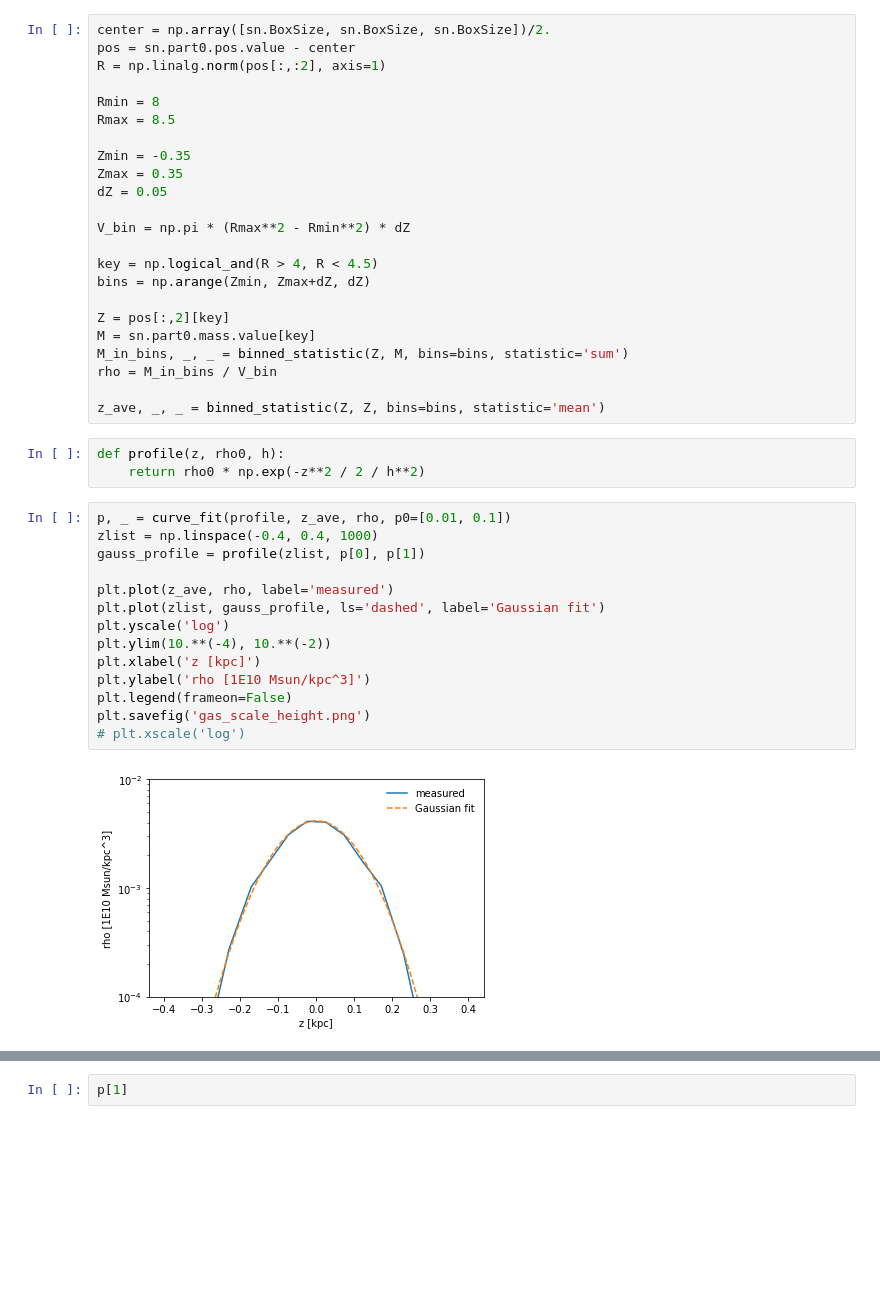
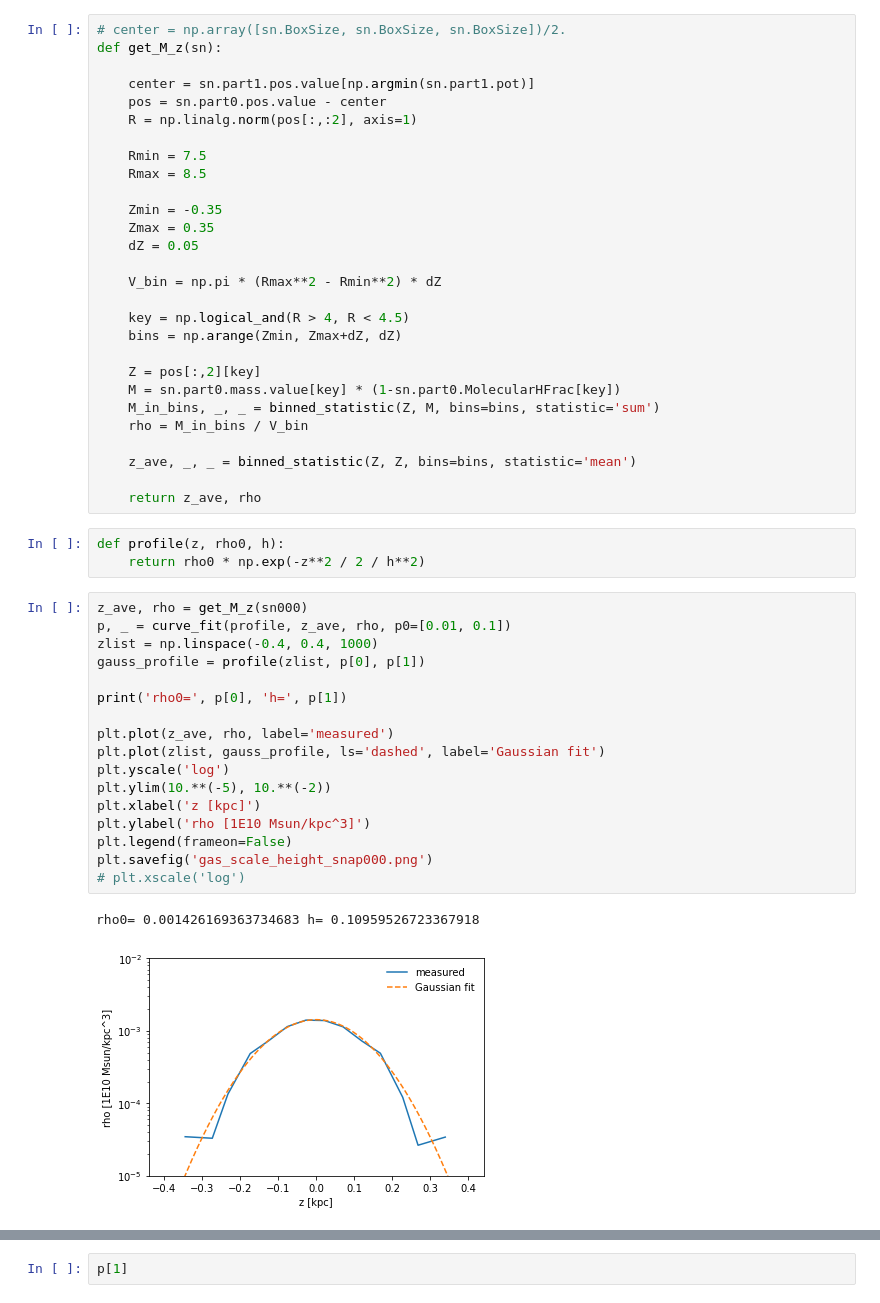
Before and after one commit to gusbeane/gasbar, a Jupyter notebook: dev/notebooks/gas_height.ipynb, the cells around one changed output, grey strips where cells are left out. Drawn from its saved outputs; the diff is of its cells as text; blank space fills up the shorter version.

```diff
--- a/dev/notebooks/gas_height.ipynb
+++ b/dev/notebooks/gas_height.ipynb
@@ -27,42 +28,51 @@ sn = read_snap(0, 1)
 # %%
-center = np.array([sn.BoxSize, sn.BoxSize, sn.BoxSize])/2.
-pos = sn.part0.pos.value - center
-R = np.linalg.norm(pos[:,:2], axis=1)
+# center = np.array([sn.BoxSize, sn.BoxSize, sn.BoxSize])/2.
+def get_M_z(sn):
 
-Rmin = 8
-Rmax = 8.5
+    center = sn.part1.pos.value[np.argmin(sn.part1.pot)]
+    pos = sn.part0.pos.value - center
+    R = np.linalg.norm(pos[:,:2], axis=1)
 
-Zmin = -0.35
-Zmax = 0.35
-dZ = 0.05
+    Rmin = 7.5
+    Rmax = 8.5
 
-V_bin = np.pi * (Rmax**2 - Rmin**2) * dZ
+    Zmin = -0.35
+    Zmax = 0.35
+    dZ = 0.05
 
-key = np.logical_and(R > 4, R < 4.5)
-bins = np.arange(Zmin, Zmax+dZ, dZ)
+    V_bin = np.pi * (Rmax**2 - Rmin**2) * dZ
 
-Z = pos[:,2][key]
-M = sn.part0.mass.value[key]
-M_in_bins, _, _ = binned_statistic(Z, M, bins=bins, statistic='sum')
-rho = M_in_bins / V_bin
+    key = np.logical_and(R > 4, R < 4.5)
+    bins = np.arange(Zmin, Zmax+dZ, dZ)
 
-z_ave, _, _ = binned_statistic(Z, Z, bins=bins, statistic='mean')
+    Z = pos[:,2][key]
+    M = sn.part0.mass.value[key] * (1-sn.part0.MolecularHFrac[key])
+    M_in_bins, _, _ = binned_statistic(Z, M, bins=bins, statistic='sum')
+    rho = M_in_bins / V_bin
+
+    z_ave, _, _ = binned_statistic(Z, Z, bins=bins, statistic='mean')
+
+    return z_ave, rho
 # %%
 def profile(z, rho0, h):
     return rho0 * np.exp(-z**2 / 2 / h**2)
 # %%
+z_ave, rho = get_M_z(sn000)
 p, _ = curve_fit(profile, z_ave, rho, p0=[0.01, 0.1])
 zlist = np.linspace(-0.4, 0.4, 1000)
 gauss_profile = profile(zlist, p[0], p[1])
 
+print('rho0=', p[0], 'h=', p[1])
+
 plt.plot(z_ave, rho, label='measured')
 plt.plot(zlist, gauss_profile, ls='dashed', label='Gaussian fit')
 plt.yscale('log')
-plt.ylim(10.**(-4), 10.**(-2))
+plt.ylim(10.**(-5), 10.**(-2))
 plt.xlabel('z [kpc]')
 plt.ylabel('rho [1E10 Msun/kpc^3]')
 plt.legend(frameon=False)
-plt.savefig('gas_scale_height.png')
+plt.savefig('gas_scale_height_snap000.png')
 # plt.xscale('log')
 # %% [output]
+rho0= 0.001426169363734683 h= 0.10959526723367918
-[figure, old version]
+[figure, new version]
```
Also changed, not shown: parts of 3 cells of this notebook, 11 other files.
